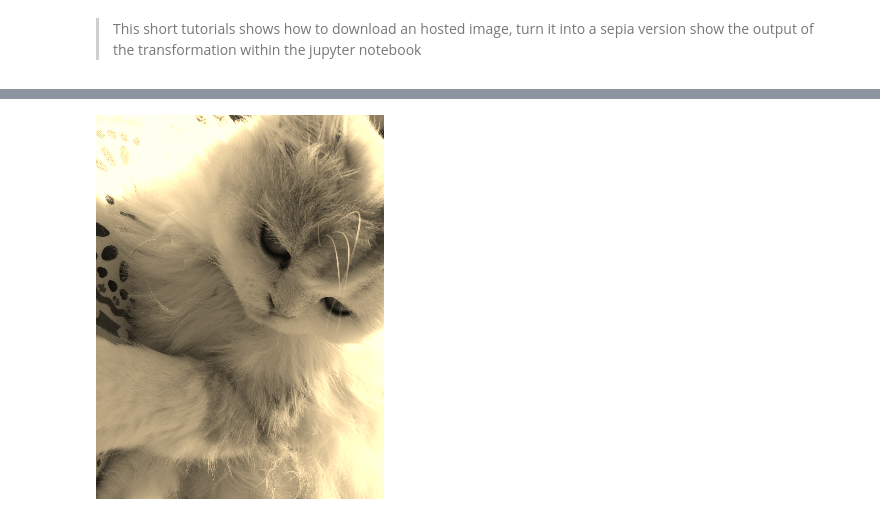
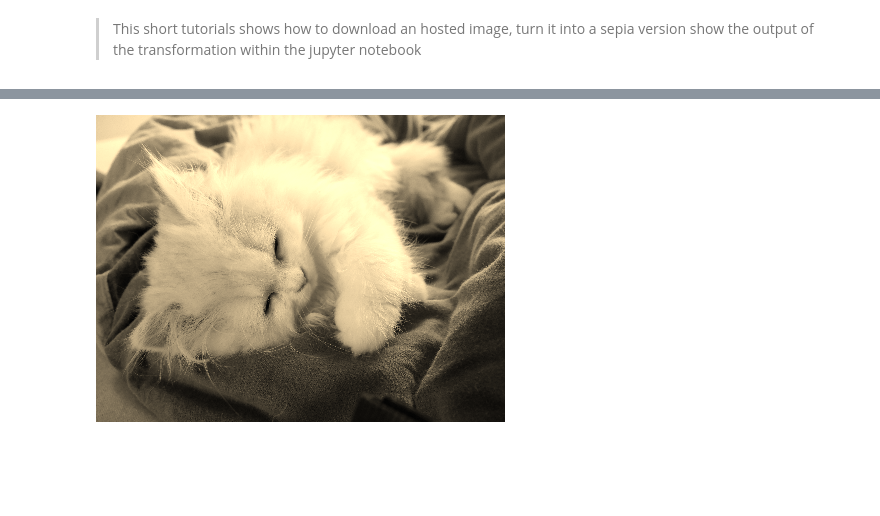
Before and after one commit to hellonico/opencv4_java_tutorial, a Jupyter notebook: jupyter/sepia.ipynb, the cells around one changed output, grey strips where cells are left out. Saved outputs shown, nothing was run; the diff lists cells and outputs as text; code cells hidden in the pictures; blank space fills up the shorter version.

```diff
--- a/jupyter/sepia.ipynb
+++ b/jupyter/sepia.ipynb
@@ -33,9 +34,8 @@ public Mat sepia(Mat source) throws IOException {
         return destination;
 }
 # %%
-String url = "https://raw.githubusercontent.com/hellonico/opencv4_java_tutorial/master/data/marcel2019.jpg";
-Mat marcel = Origami.urlToMat(url);
-Mat smallMarcel = Origami.resize(marcel, 6);
+Mat marcel = Imgcodecs.imread("../data/marcel2019.jpg");
+Mat smallMarcel = Origami.resize(marcel, 10);
 Origami.matToBufferedImage(sepia(smallMarcel));
 # %% [output]
-[figure, old version]
+[figure, new version]
```
Also changed, not shown: parts of 2 cells of this notebook, 45 other files.
